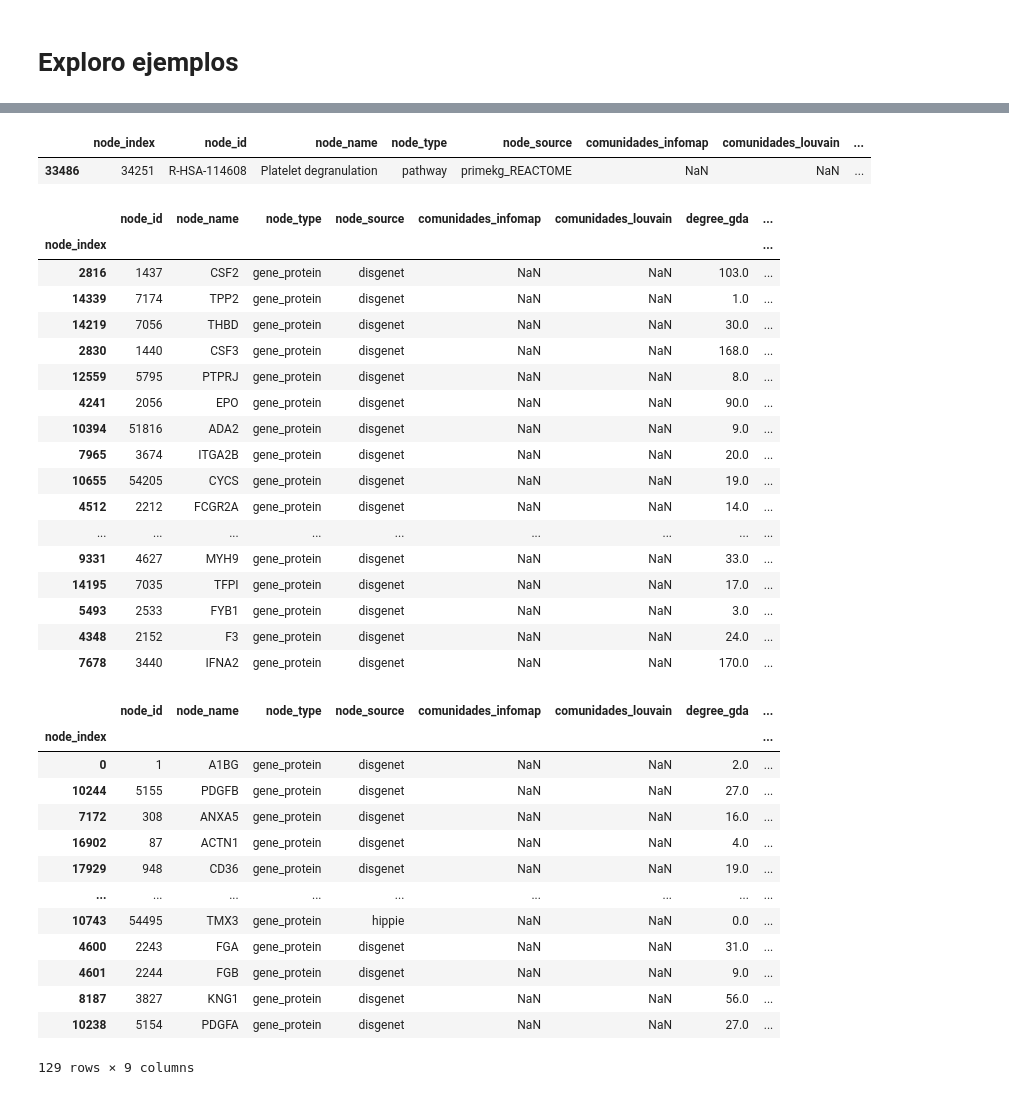
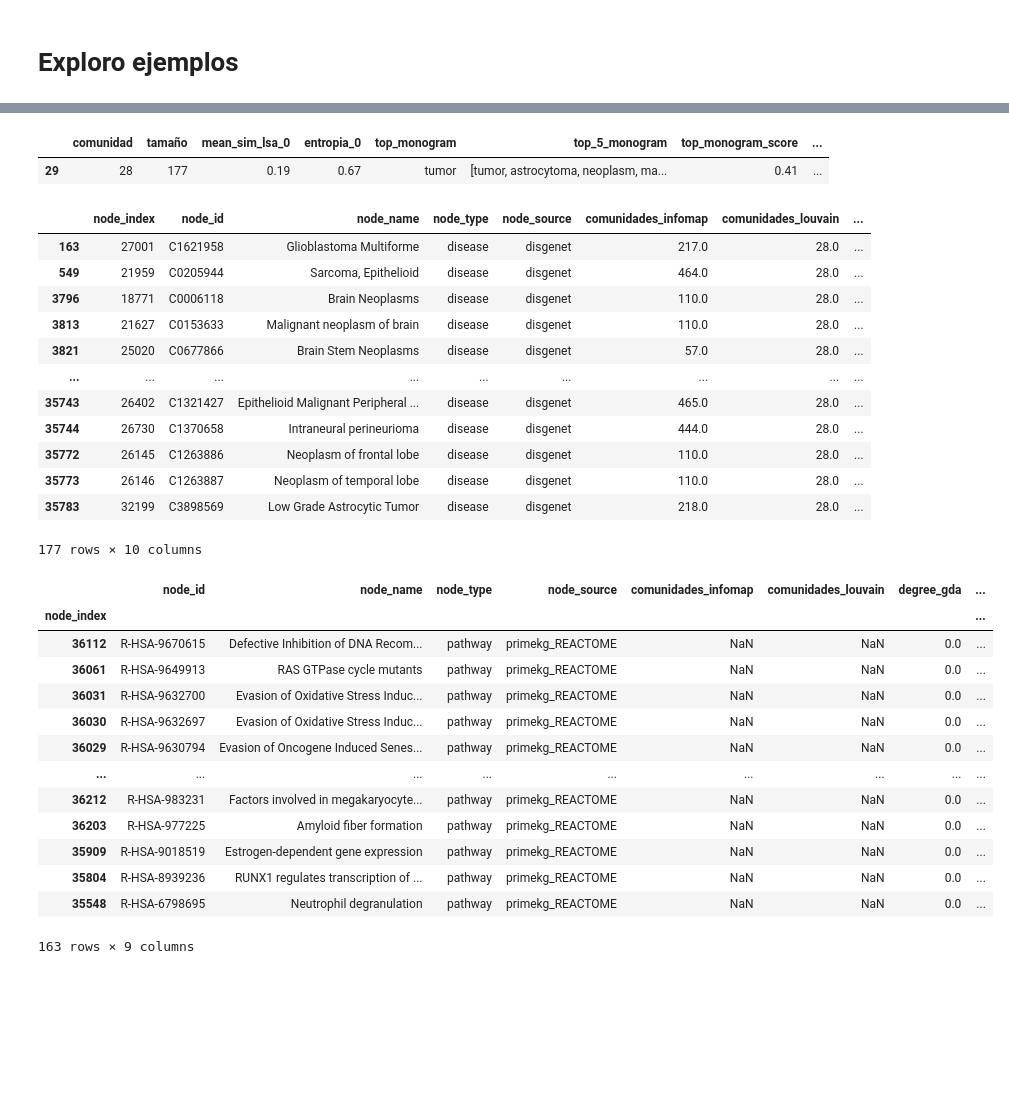
Before and after one commit to ingridheuer/gcnn_gdas, a Jupyter notebook: exploration/notebooks/network_analysis/pathways_comunidades.ipynb, the cells around one changed output, grey strips where cells are left out. Drawn from its saved outputs; the diff is of its cells as text; code cells hidden in the pictures; blank space fills up the shorter version.

Commit message:
explore results of pathway tests

```diff
--- a/exploration/notebooks/network_analysis/pathways_comunidades.ipynb
+++ b/exploration/notebooks/network_analysis/pathways_comunidades.ipynb
@@ -260,2 +43,5 @@ results_df.to_csv("../../../reports/analisis_comunidades/test_fisher_pathways_in
+# %%
+infomap_results = infomap_pathways[infomap_pathways.reject].drop(columns="reject")
+louvain_results = louvain_pathways[louvain_pathways.reject].drop(columns="reject")
 # %% [markdown]
 # Exploro ejemplos
@@ -287,0 +113,4 @@ matrix
+# %%
+cluster = 289
+pathways = infomap_results.loc[cluster].sort_values(by="odds_ratio",ascending=False).index.values
+infomap_results.loc[cluster].sort_values(by="odds_ratio",ascending=False)
@@ -313,0 +148,2 @@ graph_node_data[graph_node_data.comunidades_infomap == cluster]
+# %%
+graph_node_data.set_index("node_index").loc[pathways]
@@ -313,0 +159,4 @@ graph_node_data[graph_node_data.comunidades_infomap == cluster]
+# %%
+cluster = 28
+pathways = louvain_results.loc[cluster].sort_values(by="odds_ratio",ascending=False).index.values
+louvain_results.loc[cluster].sort_values(by="odds_ratio",ascending=False)
@@ -314,43 +178,38 @@ graph_node_data[graph_node_data.comunidades_infomap == cluster]
+# %%
+louvain_summary[louvain_summary.comunidad == cluster]
+# %% [output]
+|  | comunidad | tamaño | mean_sim_lsa_0 | entropia_0 | top_monogram | top_5_monogram | top_monogram_score | ... |
+| 29 | 28 | 177 | 0.19 | 0.67 | tumor | [tumor, astrocytoma, neoplasm, ma... | 0.41 | ... |
 # %%
-graph_node_data[graph_node_data.node_index == pathway]
+graph_node_data[graph_node_data.comunidades_louvain == cluster]
 # %% [output]
 |  | node_index | node_id | node_name | node_type | node_source | comunidades_infomap | comunidades_louvain | ... |
-| 33486 | 34251 | R-HSA-114608 | Platelet degranulation | pathway | primekg_REACTOME | NaN | NaN | ... |
+| 163 | 27001 | C1621958 | Glioblastoma Multiforme | disease | disgenet | 217.0 | 28.0 | ... |
+| 549 | 21959 | C0205944 | Sarcoma, Epithelioid | disease | disgenet | 464.0 | 28.0 | ... |
+| 3796 | 18771 | C0006118 | Brain Neoplasms | disease | disgenet | 110.0 | 28.0 | ... |
+| 3813 | 21627 | C0153633 | Malignant neoplasm of brain | disease | disgenet | 110.0 | 28.0 | ... |
+| 3821 | 25020 | C0677866 | Brain Stem Neoplasms | disease | disgenet | 57.0 | 28.0 | ... |
+| ... | ... | ... | ... | ... | ... | ... | ... | ... |
+| 35743 | 26402 | C1321427 | Epithelioid Malignant Peripheral ... | disease | disgenet | 465.0 | 28.0 | ... |
+| 35744 | 26730 | C1370658 | Intraneural perineurioma | disease | disgenet | 444.0 | 28.0 | ... |
+| 35772 | 26145 | C1263886 | Neoplasm of frontal lobe | disease | disgenet | 110.0 | 28.0 | ... |
+| 35773 | 26146 | C1263887 | Neoplasm of temporal lobe | disease | disgenet | 110.0 | 28.0 | ... |
+| 35783 | 32199 | C3898569 | Low Grade Astrocytic Tumor | disease | disgenet | 218.0 | 28.0 | ... |
+177 rows × 10 columns
 # %%
-graph_node_data.set_index("node_index").loc[list(A)]
+graph_node_data.set_index("node_index").loc[pathways]
 # %% [output]
 |  | node_id | node_name | node_type | node_source | comunidades_infomap | comunidades_louvain | degree_gda | ... |
 | node_index |  |  |  |  |  |  |  | ... |
-| 2816 | 1437 | CSF2 | gene_protein | disgenet | NaN | NaN | 103.0 | ... |
-| 14339 | 7174 | TPP2 | gene_protein | disgenet | NaN | NaN | 1.0 | ... |
-| 14219 | 7056 | THBD | gene_protein | disgenet | NaN | NaN | 30.0 | ... |
-| 2830 | 1440 | CSF3 | gene_protein | disgenet | NaN | NaN | 168.0 | ... |
-| 12559 | 5795 | PTPRJ | gene_protein | disgenet | NaN | NaN | 8.0 | ... |
-| 4241 | 2056 | EPO | gene_protein | disgenet | NaN | NaN | 90.0 | ... |
-| 10394 | 51816 | ADA2 | gene_protein | disgenet | NaN | NaN | 9.0 | ... |
-| 7965 | 3674 | ITGA2B | gene_protein | disgenet | NaN | NaN | 20.0 | ... |
-| 10655 | 54205 | CYCS | gene_protein | disgenet | NaN | NaN | 19.0 | ... |
-| 4512 | 2212 | FCGR2A | gene_protein | disgenet | NaN | NaN | 14.0 | ... |
+| 36112 | R-HSA-9670615 | Defective Inhibition of DNA Recom... | pathway | primekg_REACTOME | NaN | NaN | 0.0 | ... |
+| 36061 | R-HSA-9649913 | RAS GTPase cycle mutants | pathway | primekg_REACTOME | NaN | NaN | 0.0 | ... |
+| 36031 | R-HSA-9632700 | Evasion of Oxidative Stress Induc... | pathway | primekg_REACTOME | NaN | NaN | 0.0 | ... |
+| 36030 | R-HSA-9632697 | Evasion of Oxidative Stress Induc... | pathway | primekg_REACTOME | NaN | NaN | 0.0 | ... |
+| 36029 | R-HSA-9630794 | Evasion of Oncogene Induced Senes... | pathway | primekg_REACTOME | NaN | NaN | 0.0 | ... |
 | ... | ... | ... | ... | ... | ... | ... | ... | ... |
-| 9331 | 4627 | MYH9 | gene_protein | disgenet | NaN | NaN | 33.0 | ... |
-| 14195 | 7035 | TFPI | gene_protein | disgenet | NaN | NaN | 17.0 | ... |
-| 5493 | 2533 | FYB1 | gene_protein | disgenet | NaN | NaN | 3.0 | ... |
-| 4348 | 2152 | F3 | gene_protein | disgenet | NaN | NaN | 24.0 | ... |
-| 7678 | 3440 | IFNA2 | gene_protein | disgenet | NaN | NaN | 170.0 | ... |
+| 36212 | R-HSA-983231 | Factors involved in megakaryocyte... | pathway | primekg_REACTOME | NaN | NaN | 0.0 | ... |
+| 36203 | R-HSA-977225 | Amyloid fiber formation | pathway | primekg_REACTOME | NaN | NaN | 0.0 | ... |
+| 35909 | R-HSA-9018519 | Estrogen-dependent gene expression | pathway | primekg_REACTOME | NaN | NaN | 0.0 | ... |
+| 35804 | R-HSA-8939236 | RUNX1 regulates transcription of ... | pathway | primekg_REACTOME | NaN | NaN | 0.0 | ... |
+| 35548 | R-HSA-6798695 | Neutrophil degranulation | pathway | primekg_REACTOME | NaN | NaN | 0.0 | ... |
+163 rows × 9 columns
-# %%
-graph_node_data.set_index("node_index").loc[list(B)]
-# %% [output]
-|  | node_id | node_name | node_type | node_source | comunidades_infomap | comunidades_louvain | degree_gda | ... |
-| node_index |  |  |  |  |  |  |  | ... |
-| 0 | 1 | A1BG | gene_protein | disgenet | NaN | NaN | 2.0 | ... |
-| 10244 | 5155 | PDGFB | gene_protein | disgenet | NaN | NaN | 27.0 | ... |
-| 7172 | 308 | ANXA5 | gene_protein | disgenet | NaN | NaN | 16.0 | ... |
-| 16902 | 87 | ACTN1 | gene_protein | disgenet | NaN | NaN | 4.0 | ... |
-| 17929 | 948 | CD36 | gene_protein | disgenet | NaN | NaN | 19.0 | ... |
-| ... | ... | ... | ... | ... | ... | ... | ... | ... |
-| 10743 | 54495 | TMX3 | gene_protein | hippie | NaN | NaN | 0.0 | ... |
-| 4600 | 2243 | FGA | gene_protein | disgenet | NaN | NaN | 31.0 | ... |
-| 4601 | 2244 | FGB | gene_protein | disgenet | NaN | NaN | 9.0 | ... |
-| 8187 | 3827 | KNG1 | gene_protein | disgenet | NaN | NaN | 56.0 | ... |
-| 10238 | 5154 | PDGFA | gene_protein | disgenet | NaN | NaN | 27.0 | ... |
-129 rows × 9 columns
```
Also changed, not shown: parts of 61 cells of this notebook, 1 other file.
